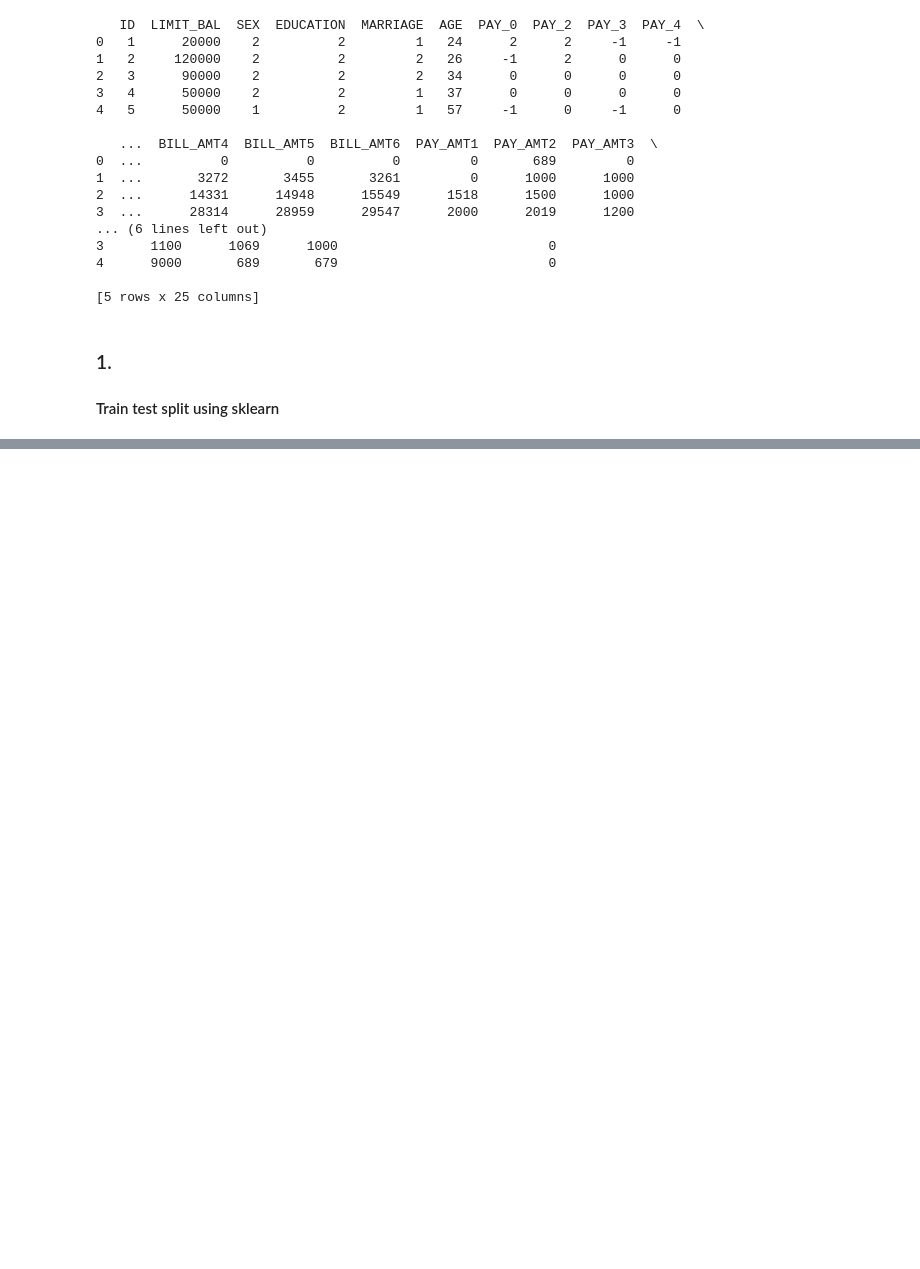
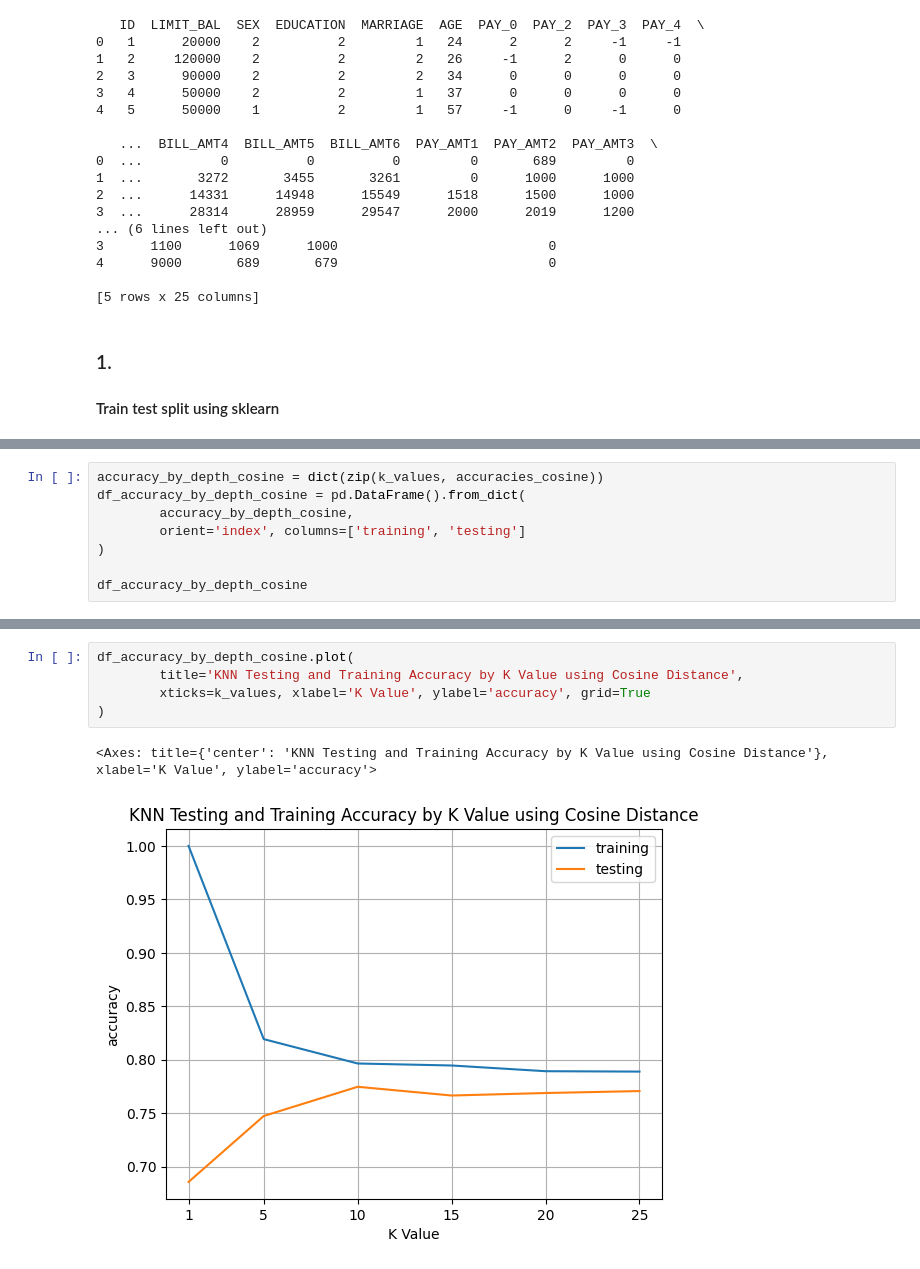
Before and after one commit to RustyRaptor/data-mining, a Jupyter notebook: 20230919_assignment3/20230919_assignment3.ipynb, the cells around one changed output, grey strips where cells are left out. Cells and saved outputs as stored; diff of their text form; blank space fills up the shorter version.

```diff
--- a/20230919_assignment3/20230919_assignment3.ipynb
+++ b/20230919_assignment3/20230919_assignment3.ipynb
@@ -89,0 +252,8 @@ Name: default payment next month, dtype: int64
+# %%
+accuracy_by_depth_cosine = dict(zip(k_values, accuracies_cosine))
+df_accuracy_by_depth_cosine = pd.DataFrame().from_dict(
+        accuracy_by_depth_cosine,
+        orient='index', columns=['training', 'testing']
+)
+
+df_accuracy_by_depth_cosine
@@ -89,0 +278,8 @@ Name: default payment next month, dtype: int64
+# %%
+df_accuracy_by_depth_cosine.plot(
+        title='KNN Testing and Training Accuracy by K Value using Cosine Distance',
+        xticks=k_values, xlabel='K Value', ylabel='accuracy', grid=True
+)
+# %% [output]
+<Axes: title={'center': 'KNN Testing and Training Accuracy by K Value using Cosine Distance'}, xlabel='K Value', ylabel='accuracy'>
+[figure, added]
```
Also changed, not shown: parts of 23 cells of this notebook, 2 other files.
